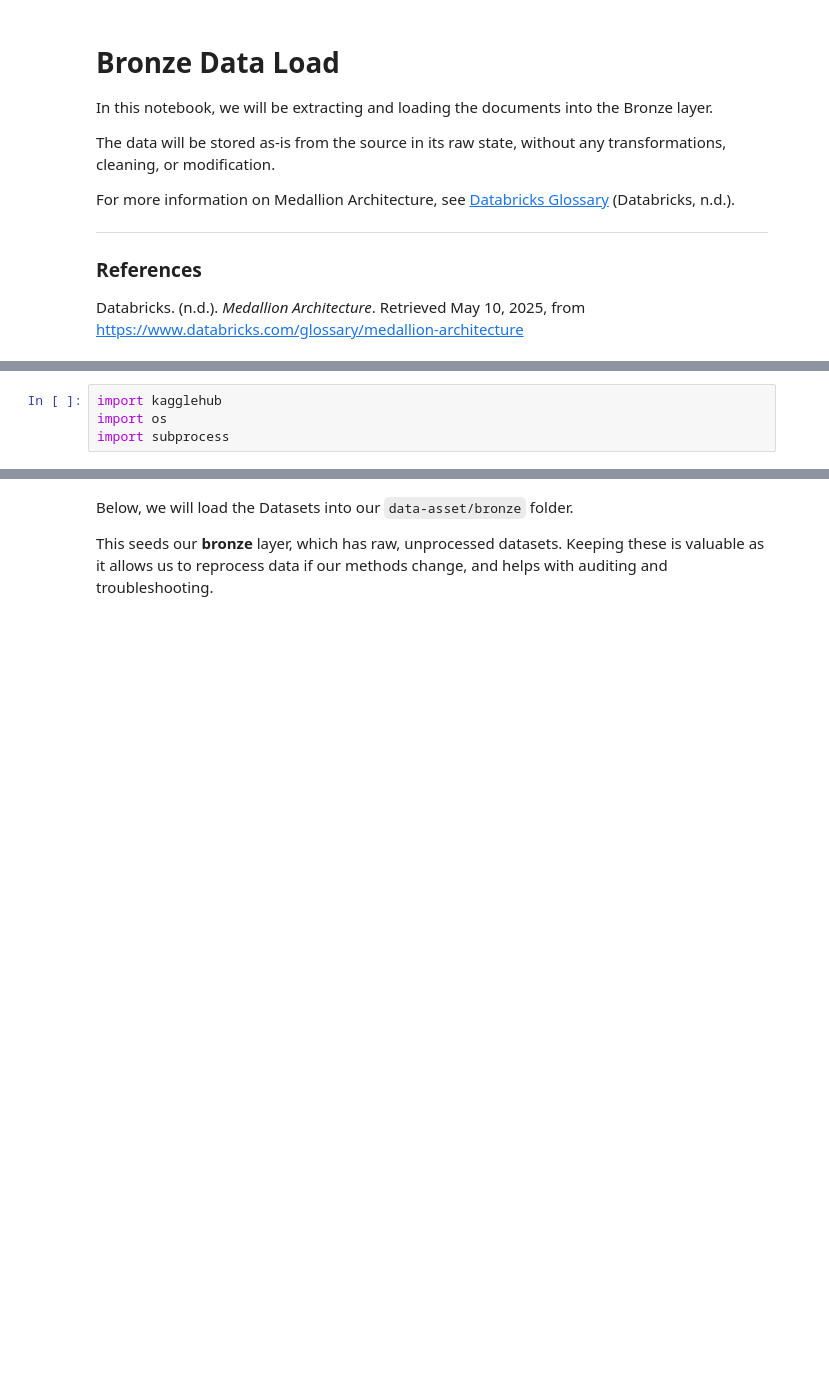
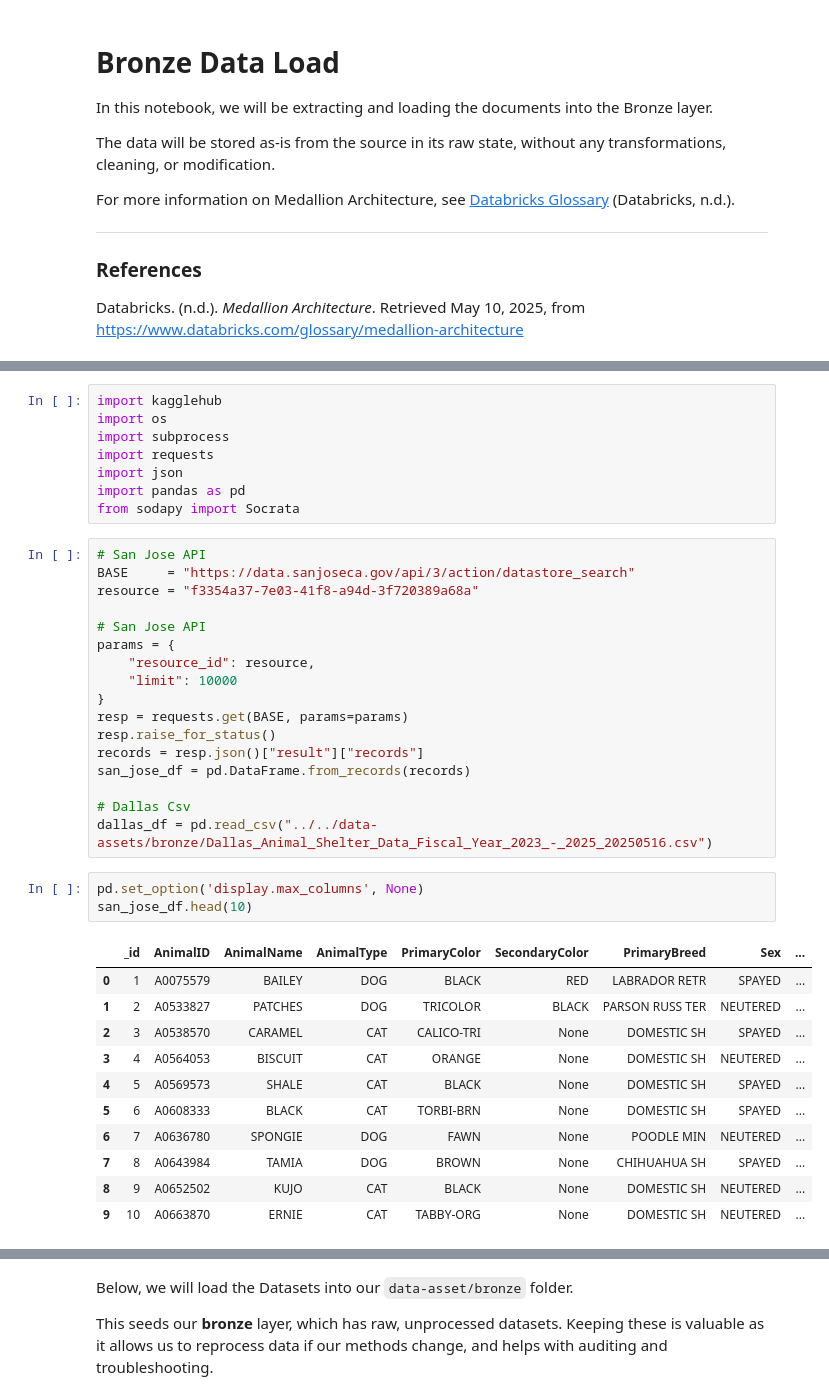
Before and after one commit to memckay/mads-milestone-1, a Jupyter notebook: notebooks/elt/1_bronze.ipynb, the cells around one changed output, grey strips where cells are left out. Cells and saved outputs as stored; diff of their text form; blank space fills up the shorter version.

```diff
--- a/notebooks/elt/1_bronze.ipynb
+++ b/notebooks/elt/1_bronze.ipynb
@@ -35,3 +35,39 @@ Note: you may need to restart the kernel to use updated packages.
 import kagglehub
 import os
 import subprocess
+import requests
+import json
+import pandas as pd
+from sodapy import Socrata
+# %%
+# San Jose API
+BASE     = "https://data.sanjoseca.gov/api/3/action/datastore_search"
+resource = "f3354a37-7e03-41f8-a94d-3f720389a68a"
+
+# San Jose API
+params = {
+    "resource_id": resource,
+    "limit": 10000
+}
+resp = requests.get(BASE, params=params)
+resp.raise_for_status()
+records = resp.json()["result"]["records"]
+san_jose_df = pd.DataFrame.from_records(records)
+
+# Dallas Csv
+dallas_df = pd.read_csv("../../data-assets/bronze/Dallas_Animal_Shelter_Data_Fiscal_Year_2023_-_2025_20250516.csv")
+# %%
+pd.set_option('display.max_columns', None)
+san_jose_df.head(10)
+# %% [output]
+|  | _id | AnimalID | AnimalName | AnimalType | PrimaryColor | SecondaryColor | PrimaryBreed | Sex | ... |
+| 0 | 1 | A0075579 | BAILEY | DOG | BLACK | RED | LABRADOR RETR | SPAYED | ... |
+| 1 | 2 | A0533827 | PATCHES | DOG | TRICOLOR | BLACK | PARSON RUSS TER | NEUTERED | ... |
+| 2 | 3 | A0538570 | CARAMEL | CAT | CALICO-TRI | None | DOMESTIC SH | SPAYED | ... |
+| 3 | 4 | A0564053 | BISCUIT | CAT | ORANGE | None | DOMESTIC SH | NEUTERED | ... |
+| 4 | 5 | A0569573 | SHALE | CAT | BLACK | None | DOMESTIC SH | SPAYED | ... |
+| 5 | 6 | A0608333 | BLACK | CAT | TORBI-BRN | None | DOMESTIC SH | SPAYED | ... |
+| 6 | 7 | A0636780 | SPONGIE | DOG | FAWN | None | POODLE MIN | NEUTERED | ... |
+| 7 | 8 | A0643984 | TAMIA | DOG | BROWN | None | CHIHUAHUA SH | SPAYED | ... |
+| 8 | 9 | A0652502 | KUJO | CAT | BLACK | None | DOMESTIC SH | NEUTERED | ... |
+| 9 | 10 | A0663870 | ERNIE | CAT | TABBY-ORG | None | DOMESTIC SH | NEUTERED | ... |
```
Also changed, not shown: parts of 5 cells of this notebook, 12 other files.
